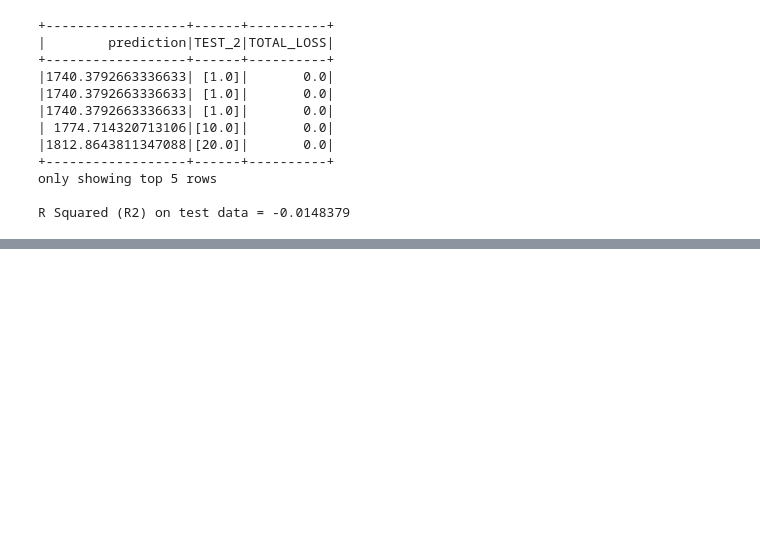
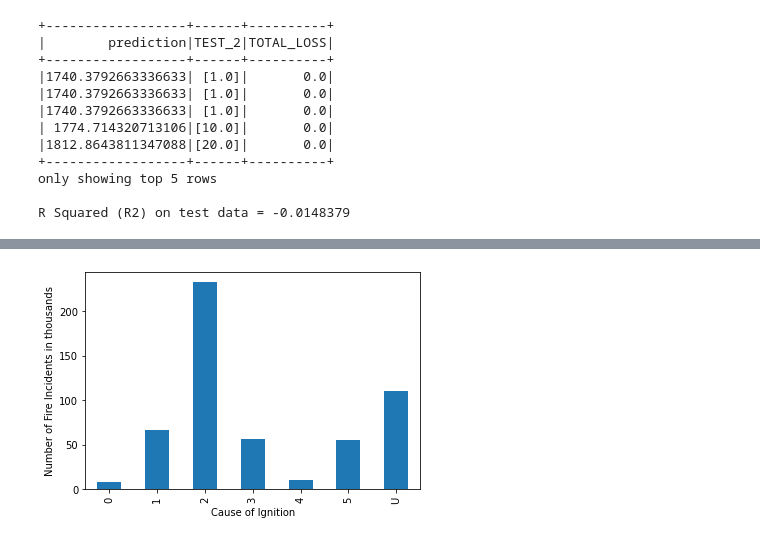
Before and after one commit to abhiman23897/fire-hazard-analytics, a Jupyter notebook: analysis.ipynb, the cells around one changed output, grey strips where cells are left out. Drawn from its saved outputs; the diff is of its cells as text; code cells hidden in the pictures; blank space fills up the shorter version.

```diff
--- a/analysis.ipynb
+++ b/analysis.ipynb
@@ -359,0 +631,3 @@ R Squared (R2) on test data = -0.0148379
+# %%
+ignition_cause = ignition_cause.groupBy("CAUSE_IGN").count()
+ignition_cause.show()
@@ -359,0 +646,10 @@ R Squared (R2) on test data = -0.0148379
+# %%
+p_ignition_cause = ignition_cause.toPandas()
+p_ignition_cause["count"] = p_ignition_cause["count"]/1e03
+# p_cause_loss_df["DLR_LOSS"]/1e05
+# %%
+ptest = p_ignition_cause.sort_values(by="CAUSE_IGN").plot(x="CAUSE_IGN", y="count", xlabel="Cause of Ignition", ylabel = "Number of Fire Incidents in thousands", legend = False, kind="bar")
+fig1 = ptest.get_figure()
+fig1.savefig("cause_ignition_number.png")
+# %% [output]
+[figure, added]
```
Also changed, not shown: parts of 32 cells of this notebook, 2 other files.
